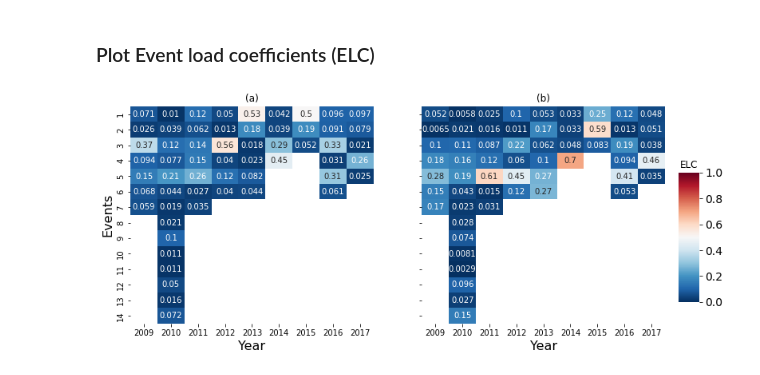
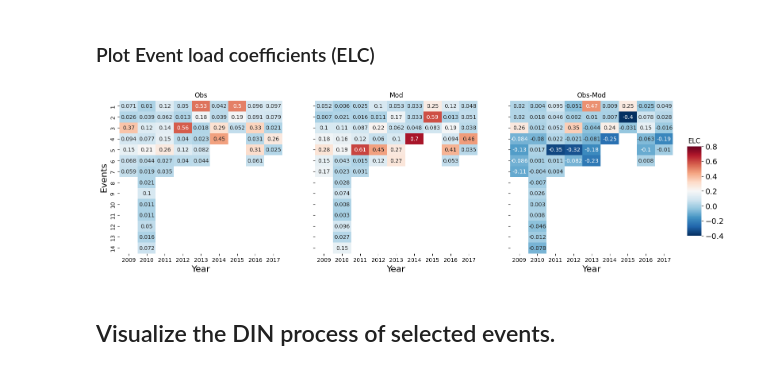
Before and after one commit to QianWanghhu/wqd_analyze, a Jupyter notebook: src/Plotting_Paper_3.ipynb, the cells around one changed output. Saved outputs shown, nothing was run; the diff lists cells and outputs as text; code cells hidden in the pictures.

Commit message:
Create plot for event-based processes.

```diff
--- a/src/Plotting_Paper_3.ipynb
+++ b/src/Plotting_Paper_3.ipynb
@@ -419,24 +418,36 @@ mod_df_fillna.fillna(0, inplace=True)
 # creat a mask
 mod_mask = np.zeros_like(mod_df_fillna.values)
 mod_mask[mod_df_fillna == 0] = True
+# %%
+# Calculate difference between ELCs for obs and mod
+df_diff_fillna  = df_fillna - mod_df_fillna
+diff_mask = np.zeros_like(df_diff_fillna.values)
+diff_mask[mod_df_fillna == 0] = True
 # %%
 # sns.set_context({"figure.figsize":(17,5)})
 import seaborn as sns
 import matplotlib.pyplot as plt
 sns.axes_style("white")
-fig,axes = plt.subplots(1, 2, sharex=True, sharey=True, figsize=(12, 5))
-cbar_ax = fig.add_axes([.92, .2, .03, .45], title='ELC')
-ax = sns.heatmap(data=np.array(df_fillna.values), annot=True, mask=mask, vmin=0, vmax=1,
+fig, axes = plt.subplots(1, 3, sharex=True, sharey=True, figsize=(18, 5))
+cbar_ax = fig.add_axes([.92, .2, .02, .45], title='ELC')
+ax = sns.heatmap(data=np.array(np.round(df_fillna.values, 3)), annot=True, mask=mask, vmin=-0.4, vmax=0.8,
             xticklabels=df_fillna.columns, yticklabels= df_fillna.index,cmap="RdBu_r", ax=axes[0], cbar=0)
-ax1 = sns.heatmap(data=np.array(mod_df_fillna.values), annot=True, mask=mod_mask, vmin=0, vmax=1,
+ax1 = sns.heatmap(data=np.array(np.round(mod_df_fillna.values, 3)), annot=True, mask=mod_mask, vmin=-0.4, vmax=0.8,
             xticklabels=mod_df_fillna.columns, yticklabels= mod_df_fillna.index,cmap="RdBu_r", ax=axes[1], cbar_ax=cbar_ax)
-ax.set_title('(a)')
-ax1.set_title('(b)')
+ax2 = sns.heatmap(data=np.array(np.round(df_diff_fillna.values, 3)), annot=True, mask=diff_mask, vmin=-0.4, vmax=0.8,
+            xticklabels=df_diff_fillna.columns, yticklabels= df_diff_fillna.index, cmap="RdBu_r", ax=axes[2], cbar_ax=cbar_ax)
+
+ax.set_title('Obs')
+ax1.set_title('Mod')
+ax2.set_title('Obs-Mod')
 ax.set_xlabel('Year', fontsize=16)
 ax.set_ylabel('Events', fontsize=16)
 ax1.set_xlabel('Year', fontsize=16)
+ax2.set_xlabel('Year', fontsize=16)
 plt.xticks(rotation=90, fontsize=14)
 plt.yticks(fontsize=14);
 plt.savefig(f'{outpath}figs/obs_mod_{fig_names}_common2.png', format='png', dpi=400)
 # %% [output]
-[figure, old version]
+[figure, new version]
+# %% [markdown]
+## Visualize the DIN process of selected events.
```
Also changed, not shown: parts of 5 cells of this notebook, 1 other file.
